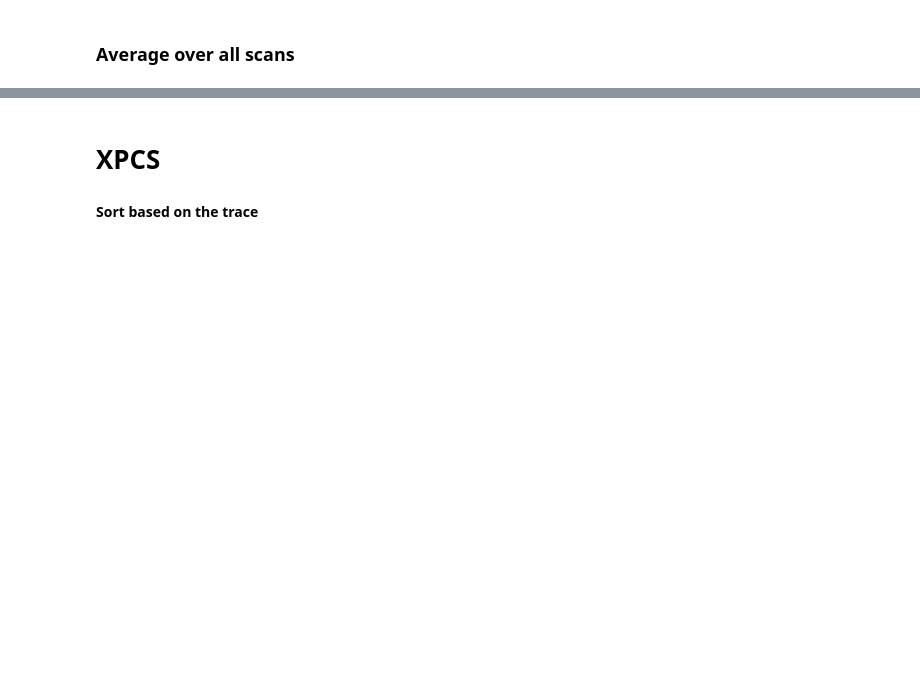
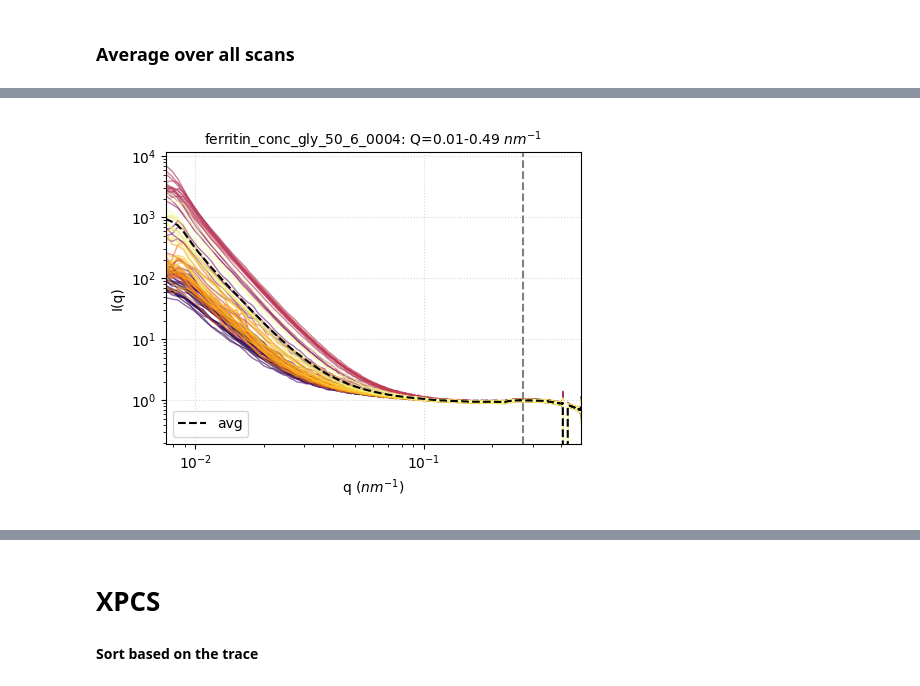
Before and after one commit to maddalenabin/id10-ferritin-2022, a Jupyter notebook: 01-notebooks/interpretation.ipynb, the cells around one changed output, grey strips where cells are left out. Drawn from its saved outputs; the diff is of its cells as text; code cells hidden in the pictures; blank space fills up the shorter version.

```diff
--- a/01-notebooks/interpretation.ipynb
+++ b/01-notebooks/interpretation.ipynb
@@ -172,25 +179,27 @@ print(np.shape(Iqs), np.shape(Iq_avg))
 # %%
 f, a1 = plt.subplots(1,1, tight_layout=True, figsize=(5,4))
 col = plt.cm.inferno(np.linspace(0,1,len(ind_saxs)))
 q_sel = 550
 
 for i in range(len(Iqs)):
-    # a1.plot(qs, Iqs[i]/Iqs[i][q_sel], c=col[i], lw=1, alpha=0.6) # norm
-    a1.plot(qs, Iqs[i], c=col[i], lw=1, alpha=0.6)
+    a1.plot(qs, Iqs[i]/Iqs[i][q_sel], c=col[i], lw=1, alpha=0.6) # norm
+    # a1.plot(qs, Iqs[i], c=col[i], lw=1, alpha=0.6)
 
-# a1.plot(qs, Iq_avg/Iq_avg[q_sel], '--k', label='avg') # norm
-# a1.axvline(qs[q_sel], c='gray', ls='--')
-a1.plot(qs, Iq_avg, '--k', label='avg')
+a1.plot(qs, Iq_avg/Iq_avg[q_sel], '--k', label='avg') # norm
+a1.axvline(qs[q_sel], c='gray', ls='--')
+# a1.plot(qs, Iq_avg, '--k', label='avg')
 
 a1.set_xlim(qs[0],qs[-1])
 a1.set_title(f'{datafolder}_{datasetnumber:04d}: Q={soq[0,0]:.2f}-{soq[-1,0]:.2f} $nm^{{-1}}$', fontsize=10)
 a1.set_xscale('log')
 a1.set_yscale('log')
 a1.set_xlabel('q ($nm^{-1}$)')
 a1.set_ylabel('I(q)')
 a1.grid(ls=':', alpha=.5)
 a1.legend()
 plt.show()
+# %% [output]
+[figure, added]
 # %%
 f, a1 = plt.subplots(1,1, tight_layout=True, figsize=(5,4))
 col = plt.cm.inferno(np.linspace(0,1,len(ind_saxs)))
```
Also changed, not shown: parts of 12 cells of this notebook, 7 other files.
